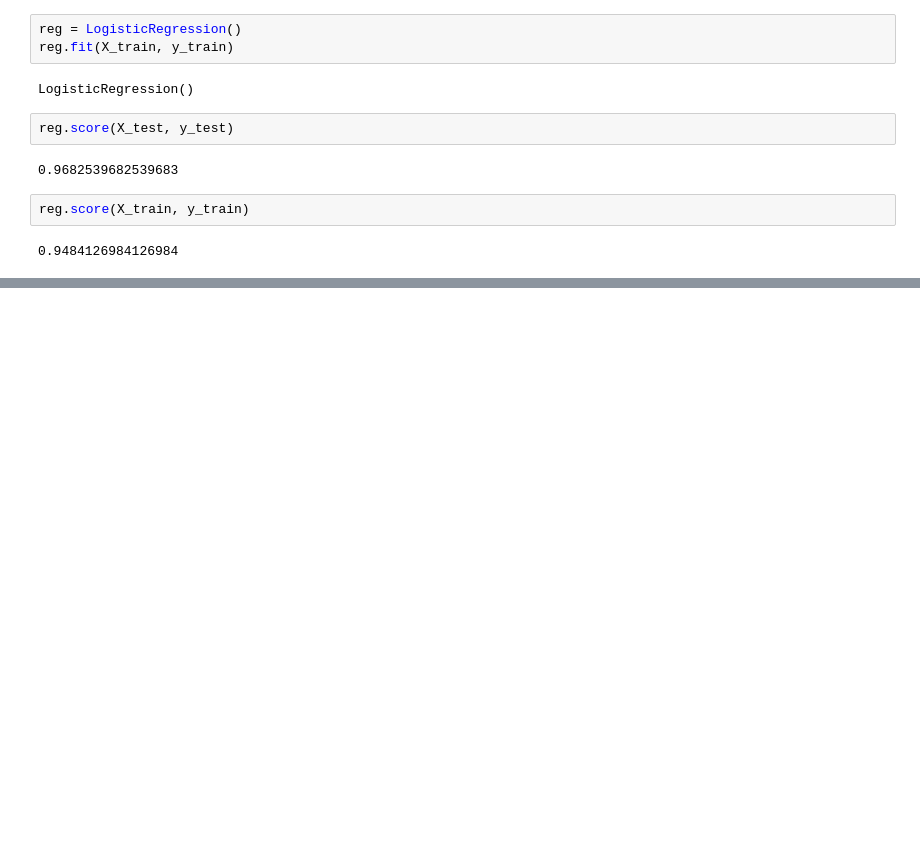
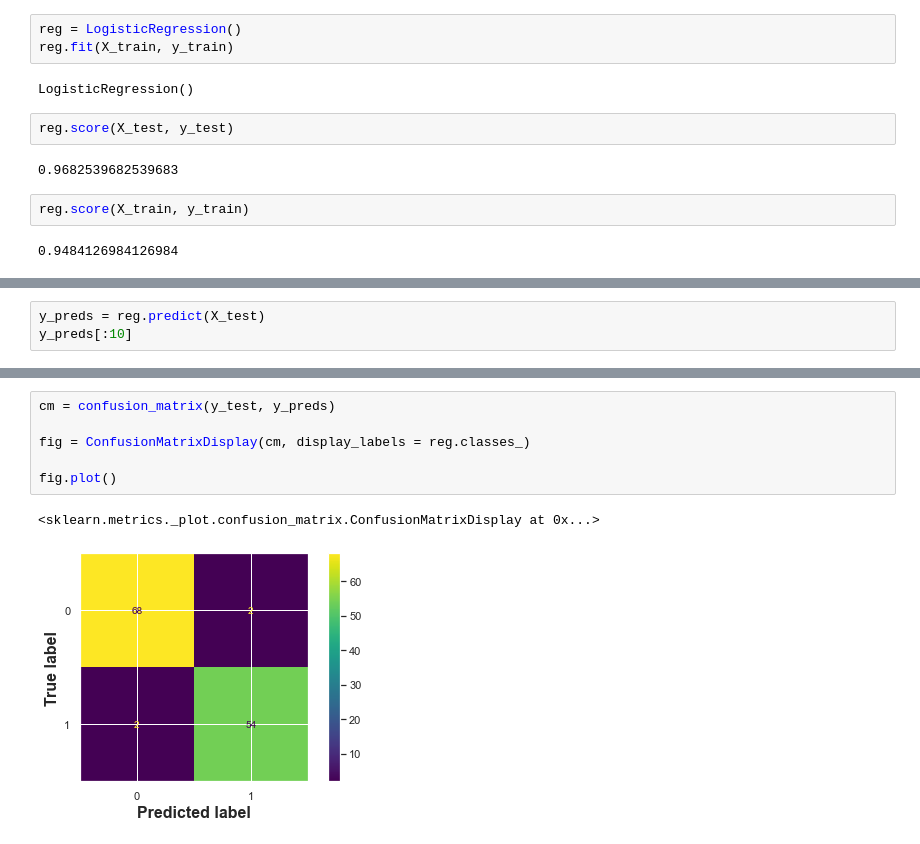
Before and after one commit to JudsonMorgan/Breast-cancer-prediction, a Jupyter notebook: Modelling.ipynb, the cells around one changed output, grey strips where cells are left out. Drawn from its saved outputs; the diff is of its cells as text; blank space fills up the shorter version.

```diff
--- a/Modelling.ipynb
+++ b/Modelling.ipynb
@@ -248,0 +267,3 @@ reg.score(X_train, y_train)
+# %%
+y_preds = reg.predict(X_test)
+y_preds[:10]
@@ -248,0 +298,9 @@ reg.score(X_train, y_train)
+# %%
+cm = confusion_matrix(y_test, y_preds)
+
+fig = ConfusionMatrixDisplay(cm, display_labels = reg.classes_)
+
+fig.plot()
+# %% [output]
+<sklearn.metrics._plot.confusion_matrix.ConfusionMatrixDisplay at 0x...>
+[figure, added]
```
Also changed, not shown: parts of 10 cells of this notebook.
